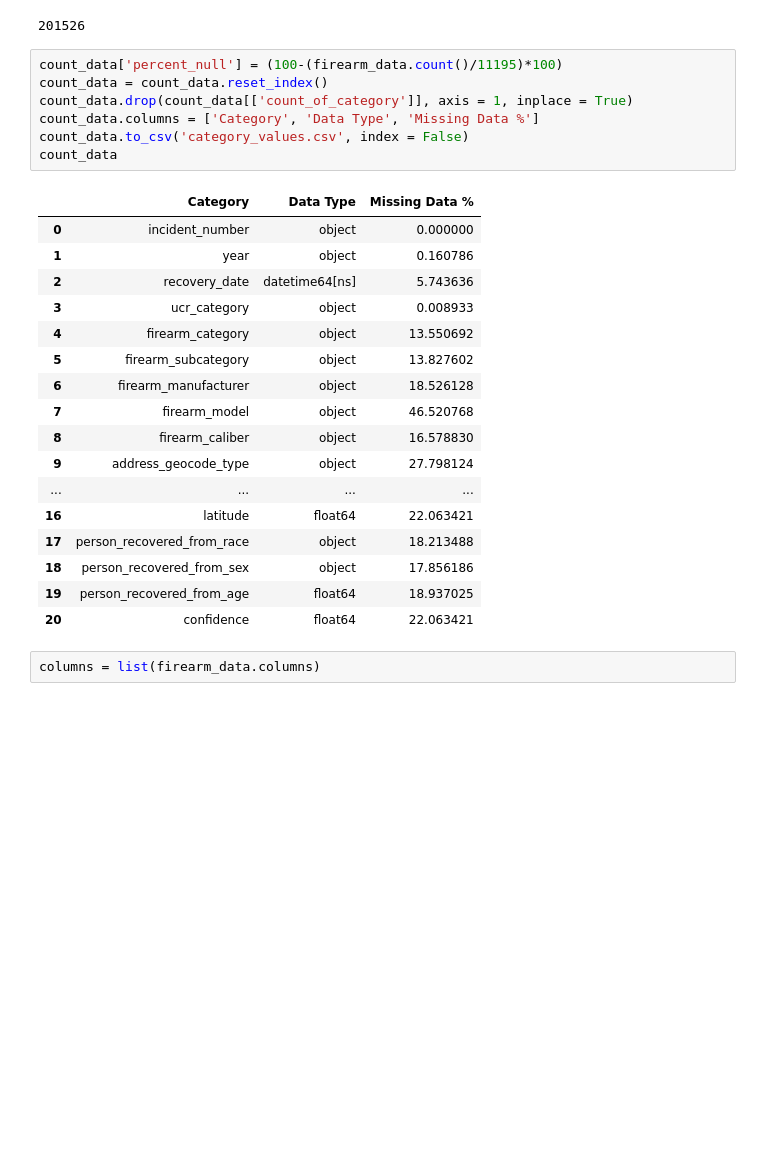
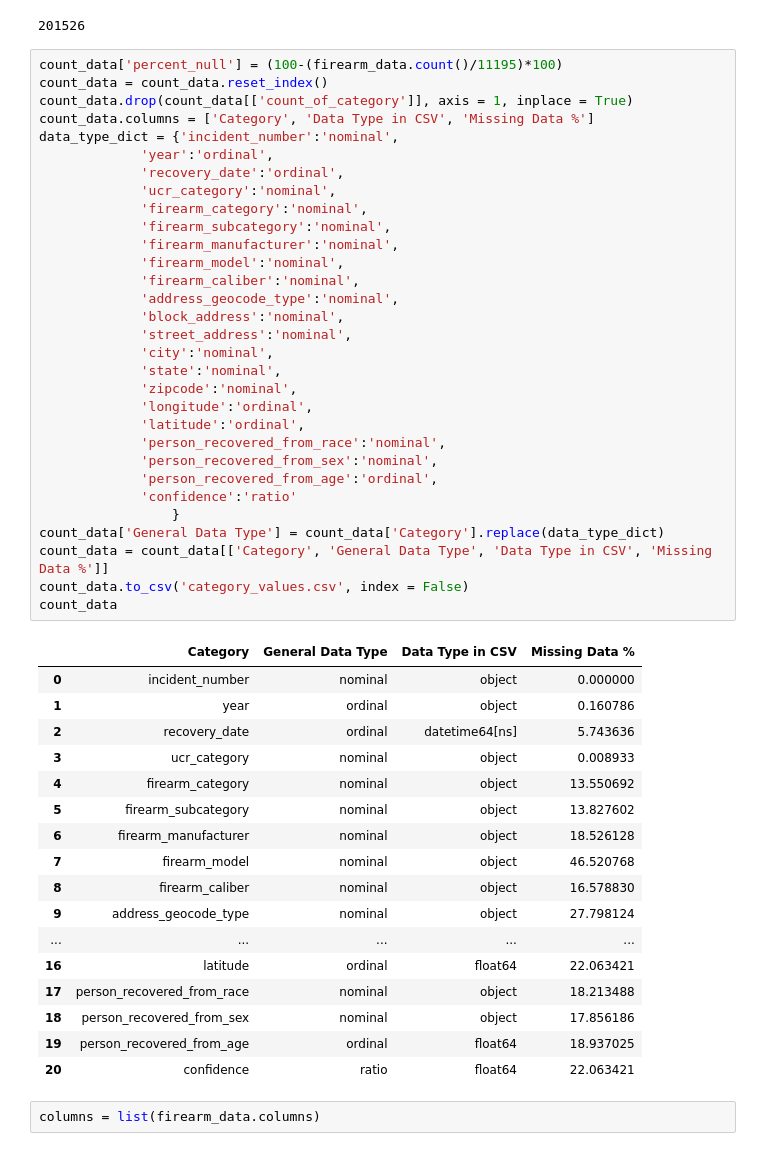
Before and after one commit to cporterbellarmine/IP4_CNP, a Jupyter notebook: IP4_CNP.ipynb, the cells around one changed output. Saved outputs shown, nothing was run; the diff lists cells and outputs as text; blank space fills up the shorter version.

Commit message:
table change

```diff
--- a/IP4_CNP.ipynb
+++ b/IP4_CNP.ipynb
@@ -1460,28 +1460,52 @@ print(total_data)
 # %%
 count_data['percent_null'] = (100-(firearm_data.count()/11195)*100)
 count_data = count_data.reset_index()
 count_data.drop(count_data[['count_of_category']], axis = 1, inplace = True)
-count_data.columns = ['Category', 'Data Type', 'Missing Data %']
+count_data.columns = ['Category', 'Data Type in CSV', 'Missing Data %']
+data_type_dict = {'incident_number':'nominal',
+             'year':'ordinal',
+             'recovery_date':'ordinal',
+             'ucr_category':'nominal',
+             'firearm_category':'nominal',
+             'firearm_subcategory':'nominal',
+             'firearm_manufacturer':'nominal',
+             'firearm_model':'nominal',
+             'firearm_caliber':'nominal',
+             'address_geocode_type':'nominal',
+             'block_address':'nominal',
+             'street_address':'nominal',
+             'city':'nominal',
+             'state':'nominal',
+             'zipcode':'nominal',
+             'longitude':'ordinal',
+             'latitude':'ordinal',
+             'person_recovered_from_race':'nominal',
+             'person_recovered_from_sex':'nominal',
+             'person_recovered_from_age':'ordinal',
+             'confidence':'ratio'
+                 }
+count_data['General Data Type'] = count_data['Category'].replace(data_type_dict)
+count_data = count_data[['Category', 'General Data Type', 'Data Type in CSV', 'Missing Data %']]
 count_data.to_csv('category_values.csv', index = False)
 count_data
 # %% [output]
-|  | Category | Data Type | Missing Data % |
-| 0 | incident_number | object | 0.000000 |
-| 1 | year | object | 0.160786 |
-| 2 | recovery_date | datetime64[ns] | 5.743636 |
-| 3 | ucr_category | object | 0.008933 |
-| 4 | firearm_category | object | 13.550692 |
-| 5 | firearm_subcategory | object | 13.827602 |
-| 6 | firearm_manufacturer | object | 18.526128 |
-| 7 | firearm_model | object | 46.520768 |
-| 8 | firearm_caliber | object | 16.578830 |
-| 9 | address_geocode_type | object | 27.798124 |
-| ... | ... | ... | ... |
-| 16 | latitude | float64 | 22.063421 |
-| 17 | person_recovered_from_race | object | 18.213488 |
-| 18 | person_recovered_from_sex | object | 17.856186 |
-| 19 | person_recovered_from_age | float64 | 18.937025 |
-| 20 | confidence | float64 | 22.063421 |
+|  | Category | General Data Type | Data Type in CSV | Missing Data % |
+| 0 | incident_number | nominal | object | 0.000000 |
+| 1 | year | ordinal | object | 0.160786 |
+| 2 | recovery_date | ordinal | datetime64[ns] | 5.743636 |
+| 3 | ucr_category | nominal | object | 0.008933 |
+| 4 | firearm_category | nominal | object | 13.550692 |
+| 5 | firearm_subcategory | nominal | object | 13.827602 |
+| 6 | firearm_manufacturer | nominal | object | 18.526128 |
+| 7 | firearm_model | nominal | object | 46.520768 |
+| 8 | firearm_caliber | nominal | object | 16.578830 |
+| 9 | address_geocode_type | nominal | object | 27.798124 |
+| ... | ... | ... | ... | ... |
+| 16 | latitude | ordinal | float64 | 22.063421 |
+| 17 | person_recovered_from_race | nominal | object | 18.213488 |
+| 18 | person_recovered_from_sex | nominal | object | 17.856186 |
+| 19 | person_recovered_from_age | ordinal | float64 | 18.937025 |
+| 20 | confidence | ratio | float64 | 22.063421 |
 # %%
 columns = list(firearm_data.columns)
 # %%
```
Also changed, not shown: parts of 46 cells of this notebook, 1 other file.
